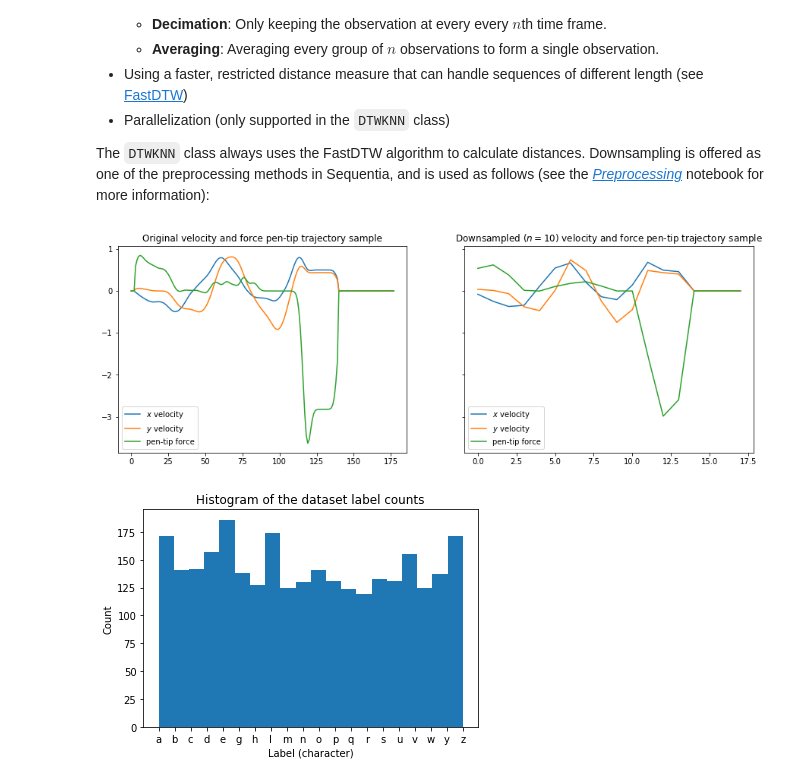
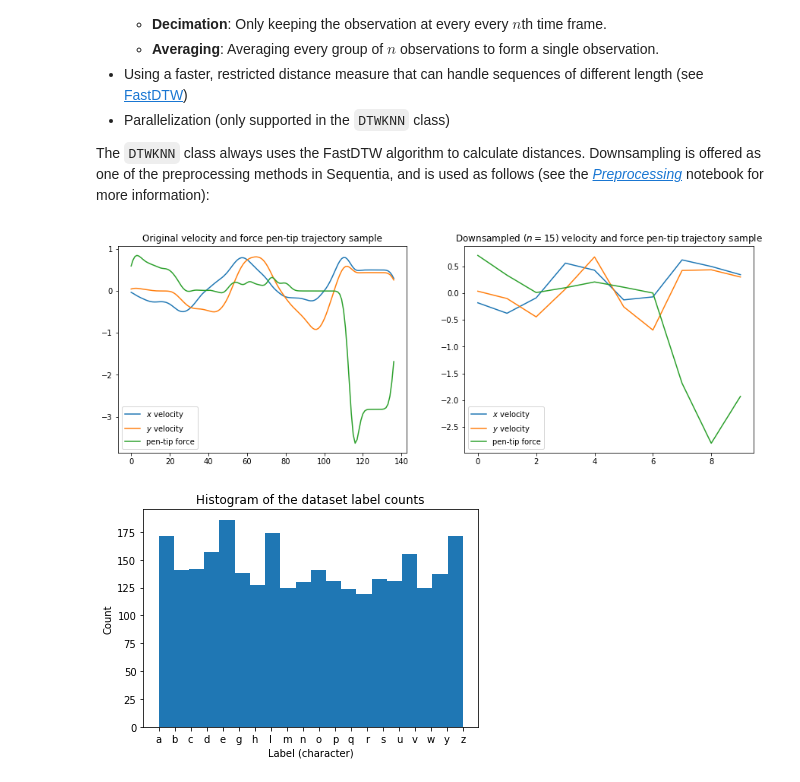
Before and after one commit to eonu/sequentia, a Jupyter notebook: notebooks/Pen-Tip Trajectories (Example).ipynb, the cells around one changed output. Saved outputs shown, nothing was run; the diff lists cells and outputs as text; code cells hidden in the pictures.

Commit message:
[add:lib] Add standardization preprocessing method (#63)
* Finish tests for standardization

* Add documentation for standardize

* Add standardize to notebooks

```diff
--- a/notebooks/Pen-Tip Trajectories (Example).ipynb
+++ b/notebooks/Pen-Tip Trajectories (Example).ipynb
@@ -53,6 +62,7 @@ finally:
 # %%
 # Load the trajectories
-X = [x.T for x in data['mixout'][0]] # Transpose from 3xT to Tx3
+# NOTE: Transpose from 3xT and remove trailing zeros to Tx3
+X = [x.T[~np.all(x.T == 0, axis=1)] for x in data['mixout'][0]]
 print('Number of trajectories: {}'.format(len(X)))
 # %% [output]
 Number of trajectories: 2858
@@ -97,21 +107,22 @@ The `DTWKNN` class always uses the FastDTW algorithm to calculate distances. Dow
 # %%
 from sequentia.preprocessing import downsample
 
 # Pick an example trajectory for visualization
 x = X[0]
+
 # Downsample the example trajectory, using a downsample factor of n=10
-x_down = downsample(x, n=10, method='average')
+x_down = downsample(x, n=15, method='average')
 
 # Create the plot to visualize the downsampling
-fig, (ax1, ax2) = plt.subplots(1, 2, figsize=(15, 5), sharey=True)
+fig, (ax1, ax2) = plt.subplots(1, 2, figsize=(15, 5))
 ax1.plot(x)
 ax1.set_title('Original velocity and force pen-tip trajectory sample')
 ax1.legend(labels=['$x$ velocity', '$y$ velocity', 'pen-tip force'])
 ax2.plot(x_down)
-ax2.set_title('Downsampled ($n=10$) velocity and force pen-tip trajectory sample')
+ax2.set_title('Downsampled ($n=15$) velocity and force pen-tip trajectory sample')
 ax2.legend(labels=['$x$ velocity', '$y$ velocity', 'pen-tip force'])
 plt.show()
 # %% [output]
-[figure, old version]
+[figure, new version]
 # %%
 # Downsample the entire dataset
```
Also changed, not shown: parts of 10 cells of this notebook, 11 other files.
